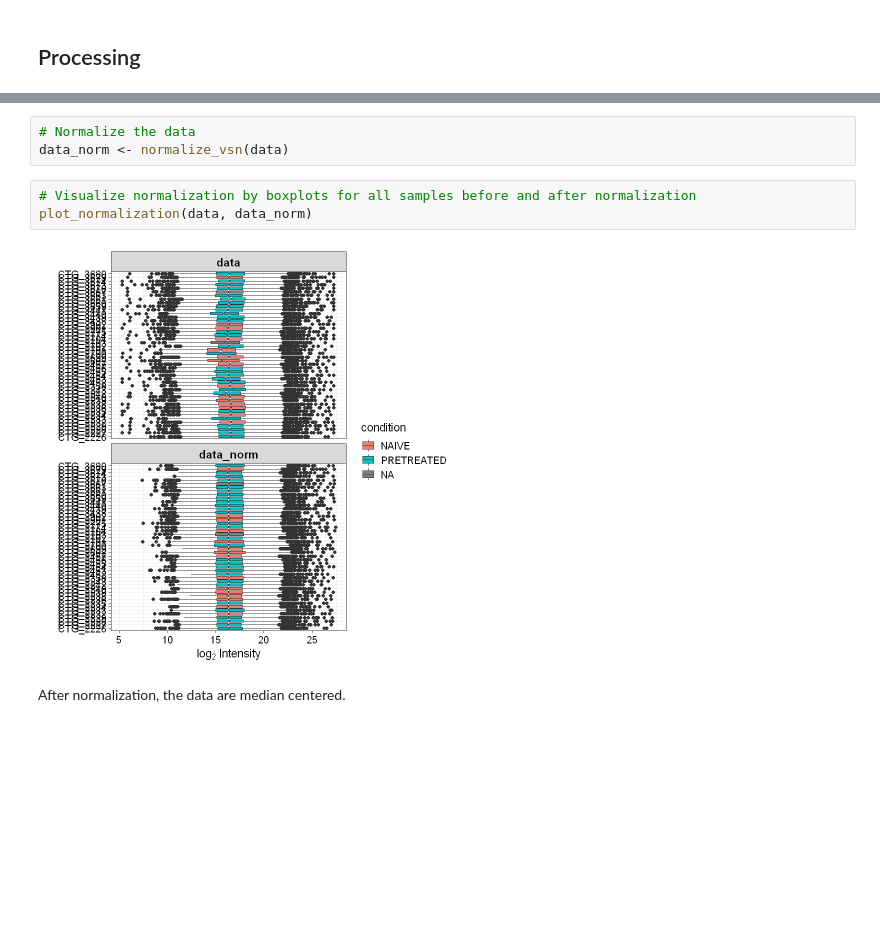
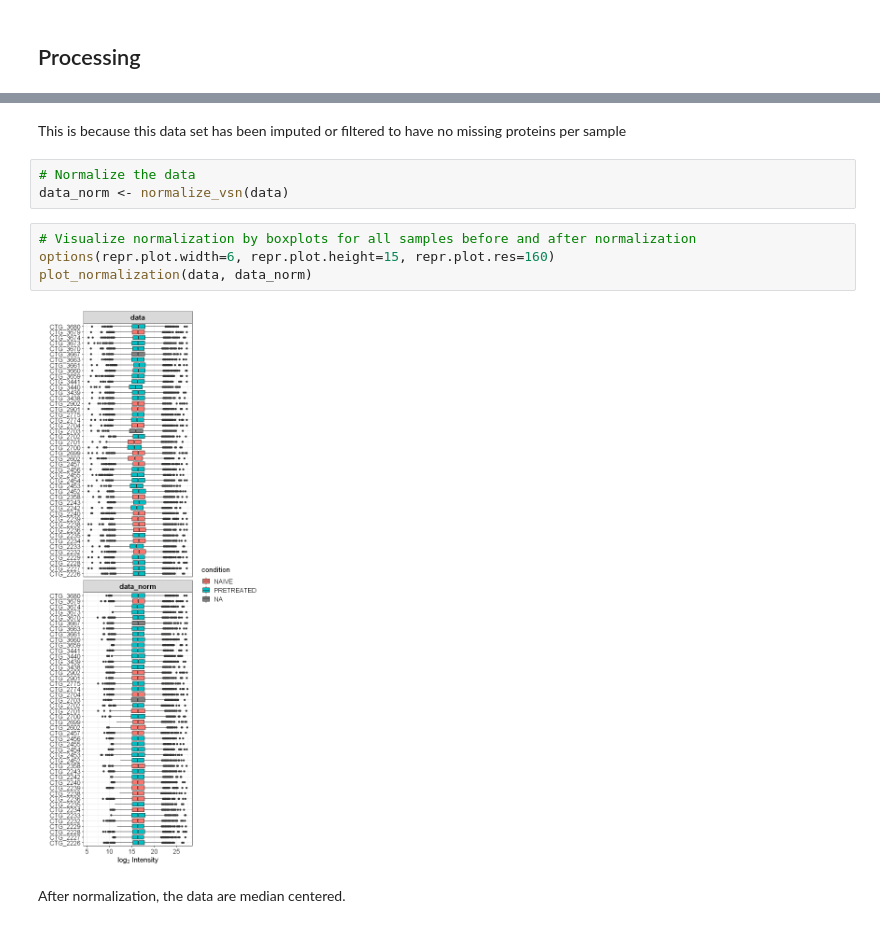
Before and after one commit to liorbey/lumin-workstation-materials, a Jupyter notebook: differential_protein_expression_R.ipynb, the cells around one changed output, grey strips where cells are left out. Drawn from its saved outputs; the diff is of its cells as text; blank space fills up the shorter version.

Commit message:
Format median-centering plot (dpe)

```diff
--- a/differential_protein_expression_R.ipynb
+++ b/differential_protein_expression_R.ipynb
@@ -103,11 +104,14 @@ plot_numbers(data)
+# %% [markdown]
+This is because this data set has been imputed or filtered to have no missing proteins per sample
 # %%
 # Normalize the data
 data_norm <- normalize_vsn(data)
 # %%
 # Visualize normalization by boxplots for all samples before and after normalization
+options(repr.plot.width=6, repr.plot.height=15, repr.plot.res=160)
 plot_normalization(data, data_norm)
 # %% [output]
-[figure, old version]
+[figure, new version]
 # %% [markdown]
 After normalization, the data are median centered.
 # %% [markdown]
```
Also changed, not shown: parts of 3 cells of this notebook.
